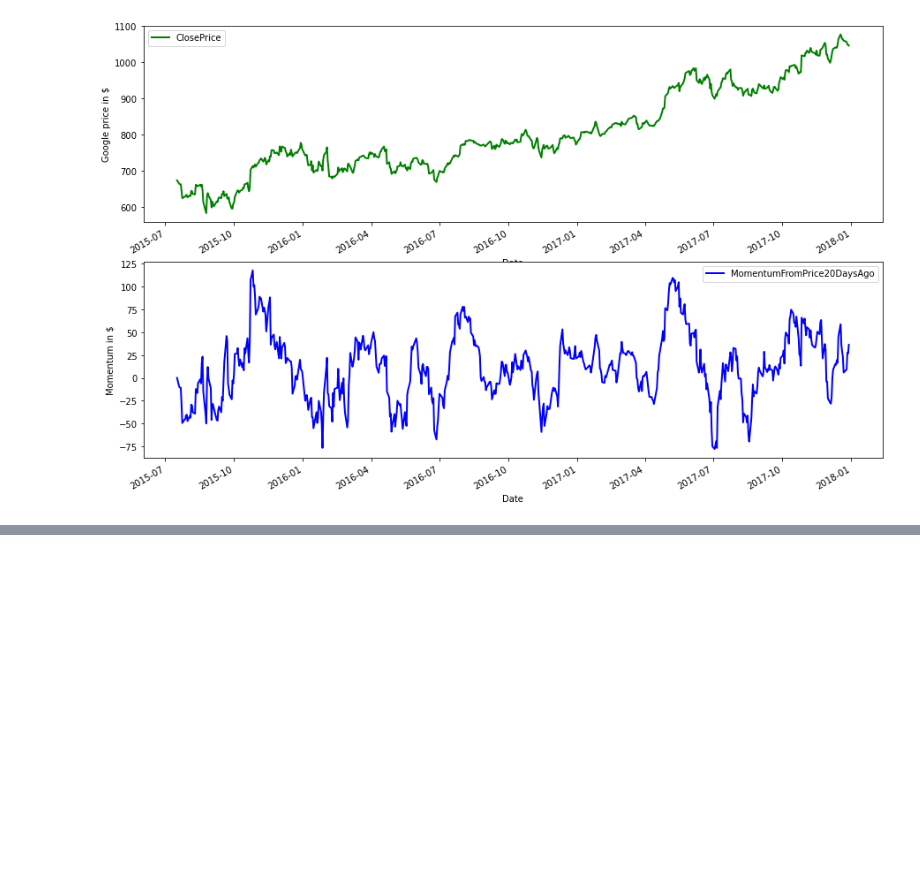
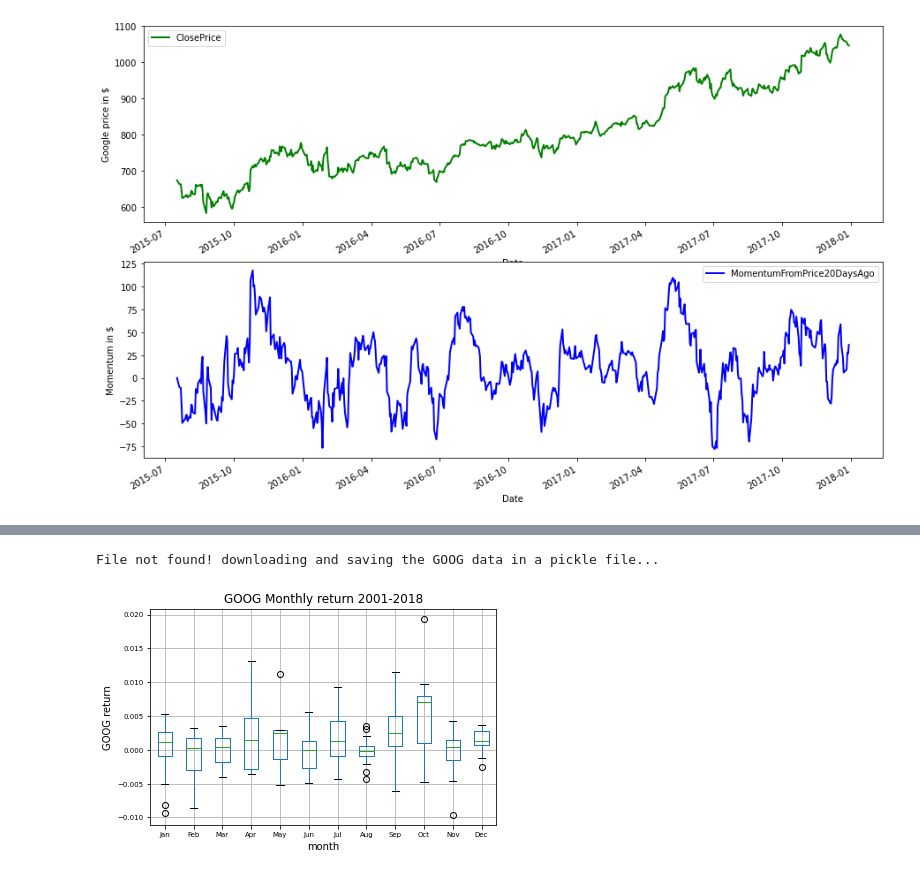
Before and after one commit to victorvianaom/Learn-Algorithmic-Trading, a Jupyter notebook: Deciphering Markets with Technical Analysis 📚02.ipynb, the cells around one changed output, grey strips where cells are left out. Cells and saved outputs as stored; diff of their text form; code cells hidden in the pictures; blank space fills up the shorter version.

Commit message:
bloxplot of GOOG monthly returns, and studing stationarity of prices

```diff
--- a/Deciphering Markets with Technical Analysis 📚02.ipynb
+++ b/Deciphering Markets with Technical Analysis 📚02.ipynb
@@ -607,0 +629,41 @@ plt.show()
+# %%
+start_date = '2001-01-01'
+end_date = '2018-01-01'
+SRC_DATA_LARGE_FILENAME = 'goog_data_large.pkl'
+
+try:
+    goog_data = pd.read_pickle(SRC_DATA_LARGE_FILENAME)
+    print('File data found...')
+except FileNotFoundError:
+    print("File not found! downloading and saving the GOOG data in a pickle file...")
+    goog_data = pd_data.DataReader('GOOG', 'yahoo', start_date, end_date)
+    goog_data.to_pickle(SRC_DATA_LARGE_FILENAME)
+
+goog_monthly_return = goog_data['Adj Close'].pct_change().groupby(
+    [goog_data['Adj Close'].index.year, goog_data['Adj Close'].index.month]).mean()
+goog_monthly_return_list = []
+
+for i in range(len(goog_monthly_return)):
+    goog_monthly_return_list.append({
+        'month': goog_monthly_return.index[i][1], # the first item of `index` is the (year,month) tupple, the second is the month
+        'monthly_return': goog_monthly_return[i]
+    })
+
+goog_monthly_return_list = pd.DataFrame(goog_monthly_return_list, columns=('month', 'monthly_return'))
+goog_monthly_return_list.boxplot(column="monthly_return", by="month")
+
+ax = plt.gca()
+labels = [item.get_text() for item in ax.get_xticklabels()]
+labels = ['Jan', 'Feb', 'Mar', 'Apr', 'May', 'Jun', 'Jul', 'Aug', 'Sep', 'Oct', 'Nov', 'Dec']
+ax.set_xticklabels(labels)
+ax.set_ylabel('GOOG return')
+
+plt.tick_params(axis='both', which='major', labelsize=7)
+plt.title('GOOG Monthly return 2001-2018')
+plt.suptitle("")
+fig.set_size_inches(w * zoom, h * zoom)
+
+plt.show()
+# %% [output]
+File not found! downloading and saving the GOOG data in a pickle file...
+[figure, added]
```
Also changed, not shown: parts of 10 cells of this notebook.
